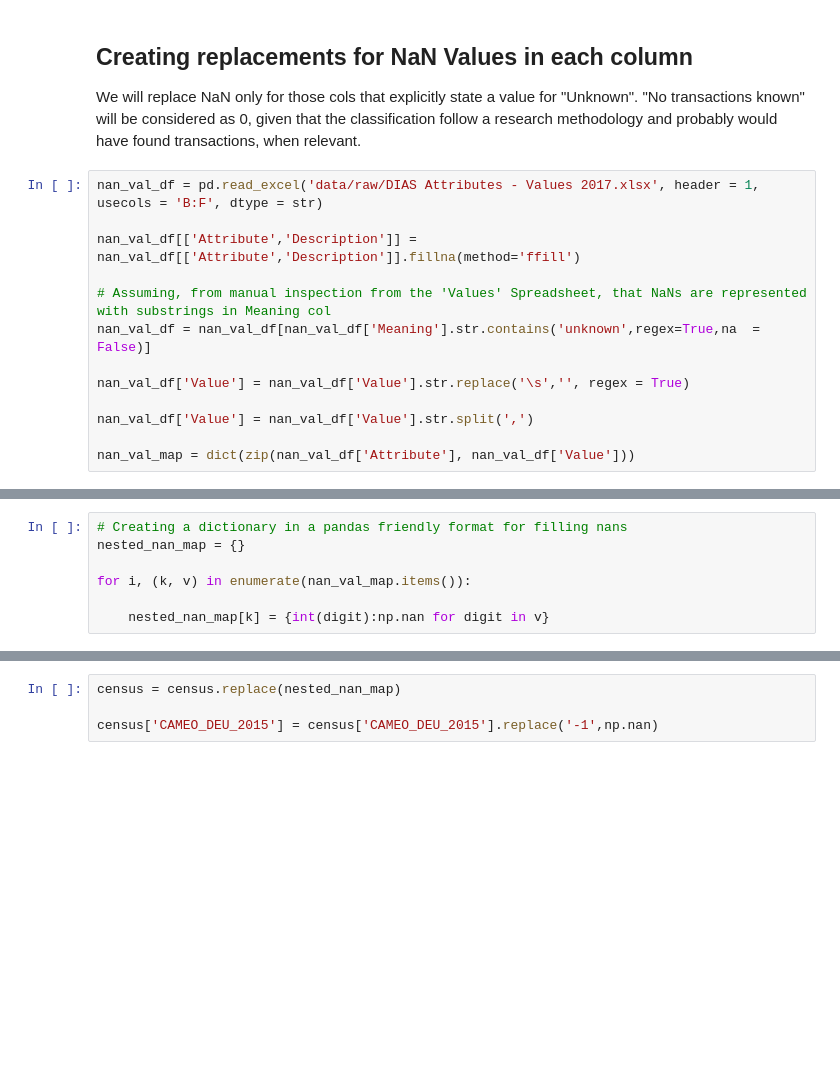
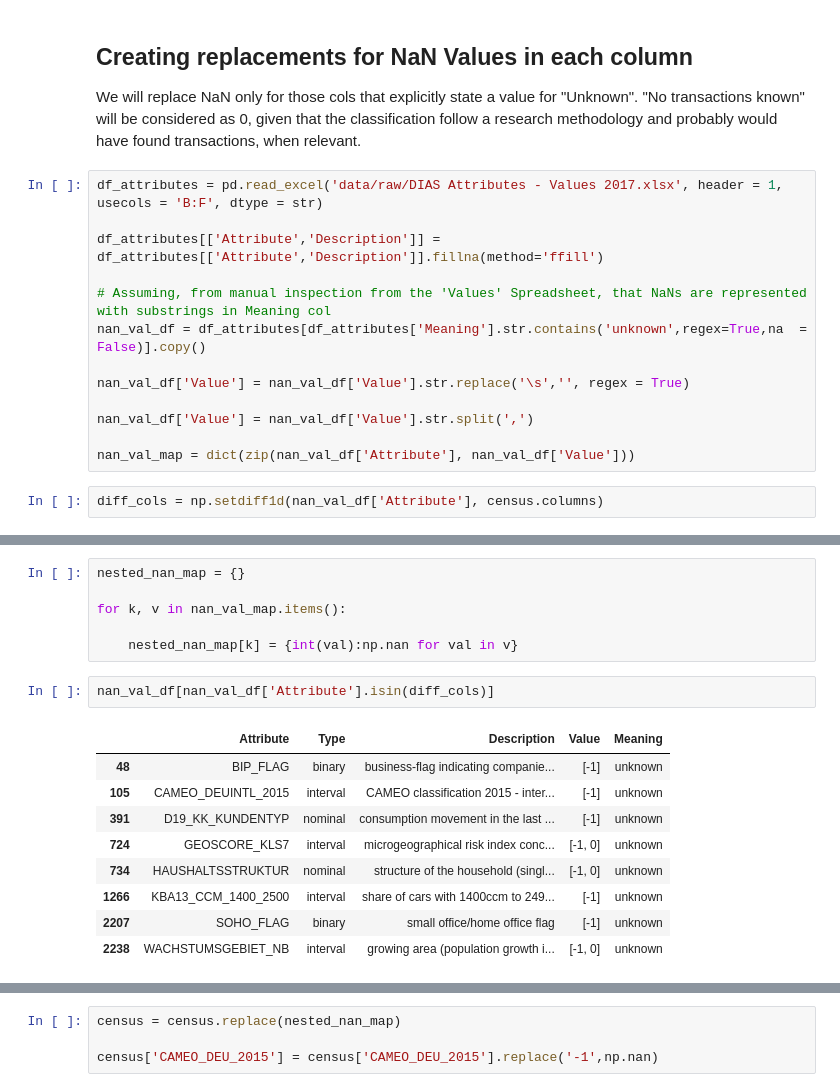
Before and after one commit to bglucca/ArvatoCustomerSegmentation, a Jupyter notebook: 01_eda_segmentation.ipynb, the cells around one changed output, grey strips where cells are left out. Saved outputs shown, nothing was run; the diff lists cells and outputs as text; blank space fills up the shorter version.

```diff
--- a/01_eda_segmentation.ipynb
+++ b/01_eda_segmentation.ipynb
@@ -124,15 +125,17 @@ Handling NaNs especially to avoid
 
 We will replace NaN only for those cols that explicitly state a value for "Unknown". "No transactions known" will be considered as 0, given that the classification follow a research methodology and probably would have found transactions, when relevant.
 # %%
-nan_val_df = pd.read_excel('data/raw/DIAS Attributes - Values 2017.xlsx', header = 1, usecols = 'B:F', dtype = str)
+df_attributes = pd.read_excel('data/raw/DIAS Attributes - Values 2017.xlsx', header = 1, usecols = 'B:F', dtype = str)
 
-nan_val_df[['Attribute','Description']] = nan_val_df[['Attribute','Description']].fillna(method='ffill')
+df_attributes[['Attribute','Description']] = df_attributes[['Attribute','Description']].fillna(method='ffill')
 
 # Assuming, from manual inspection from the 'Values' Spreadsheet, that NaNs are represented with substrings in Meaning col
-nan_val_df = nan_val_df[nan_val_df['Meaning'].str.contains('unknown',regex=True,na  = False)]
+nan_val_df = df_attributes[df_attributes['Meaning'].str.contains('unknown',regex=True,na  = False)].copy()
 
 nan_val_df['Value'] = nan_val_df['Value'].str.replace('\s','', regex = True)
 
 nan_val_df['Value'] = nan_val_df['Value'].str.split(',')
 
 nan_val_map = dict(zip(nan_val_df['Attribute'], nan_val_df['Value']))
+# %%
+diff_cols = np.setdiff1d(nan_val_df['Attribute'], census.columns)
@@ -139,7 +149,18 @@ nan_val_map = dict(zip(nan_val_df['Attribute'], nan_val_df['Value']))
 # %%
-# Creating a dictionary in a pandas friendly format for filling nans
 nested_nan_map = {}
 
-for i, (k, v) in enumerate(nan_val_map.items()):
+for k, v in nan_val_map.items():
 
-    nested_nan_map[k] = {int(digit):np.nan for digit in v}
+    nested_nan_map[k] = {int(val):np.nan for val in v}
+# %%
+nan_val_df[nan_val_df['Attribute'].isin(diff_cols)]
+# %% [output]
+|  | Attribute | Type | Description | Value | Meaning |
+| 48 | BIP_FLAG | binary | business-flag indicating companie... | [-1] | unknown |
+| 105 | CAMEO_DEUINTL_2015 | interval | CAMEO classification 2015 - inter... | [-1] | unknown |
+| 391 | D19_KK_KUNDENTYP | nominal | consumption movement in the last ... | [-1] | unknown |
+| 724 | GEOSCORE_KLS7 | interval | microgeographical risk index conc... | [-1, 0] | unknown |
+| 734 | HAUSHALTSSTRUKTUR | nominal | structure of the household (singl... | [-1, 0] | unknown |
+| 1266 | KBA13_CCM_1400_2500 | interval | share of cars with 1400ccm to 249... | [-1] | unknown |
+| 2207 | SOHO_FLAG | binary | small office/home office flag | [-1] | unknown |
+| 2238 | WACHSTUMSGEBIET_NB | interval | growing area (population growth i... | [-1, 0] | unknown |
```
Also changed, not shown: parts of 22 cells of this notebook, 2 other files.
